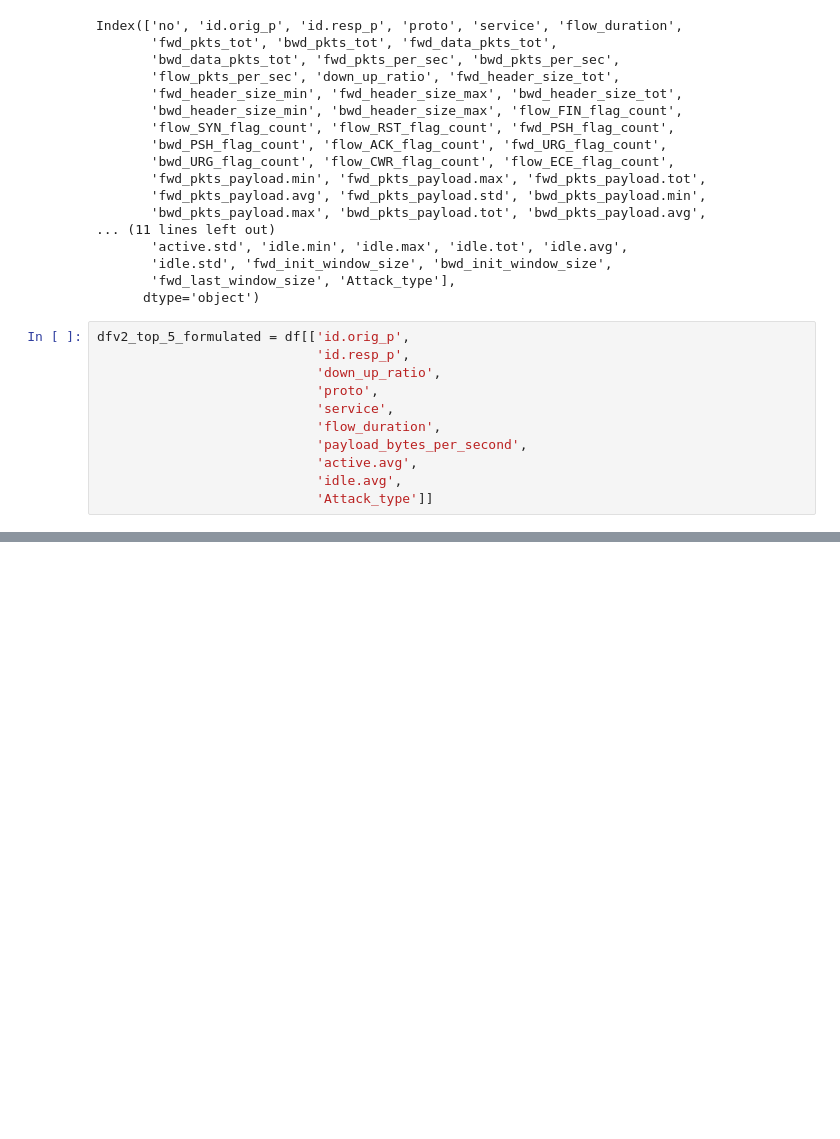
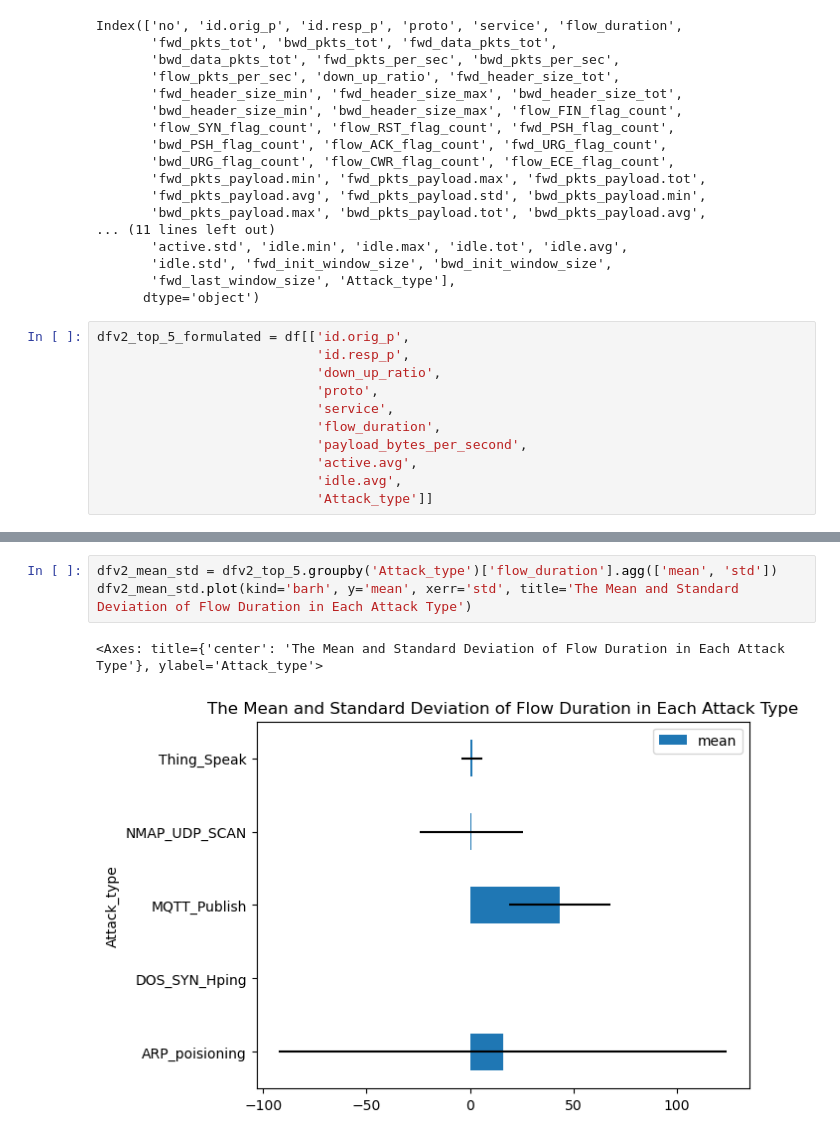
Before and after one commit to elnoirS/CPE-311, a Jupyter notebook: Anton.ipynb, the cells around one changed output, grey strips where cells are left out. Saved outputs shown, nothing was run; the diff lists cells and outputs as text; blank space fills up the shorter version.

```diff
--- a/Anton.ipynb
+++ b/Anton.ipynb
@@ -90 +90,7 @@ plt.show
+# %%
+dfv2_mean_std = dfv2_top_5.groupby('Attack_type')['flow_duration'].agg(['mean', 'std'])
+dfv2_mean_std.plot(kind='barh', y='mean', xerr='std', title='The Mean and Standard Deviation of Flow Duration in Each Attack Type')
+# %% [output]
+<Axes: title={'center': 'The Mean and Standard Deviation of Flow Duration in Each Attack Type'}, ylabel='Attack_type'>
+[figure, added]
 # %%
```
Also changed, not shown: parts of 4 cells of this notebook.
